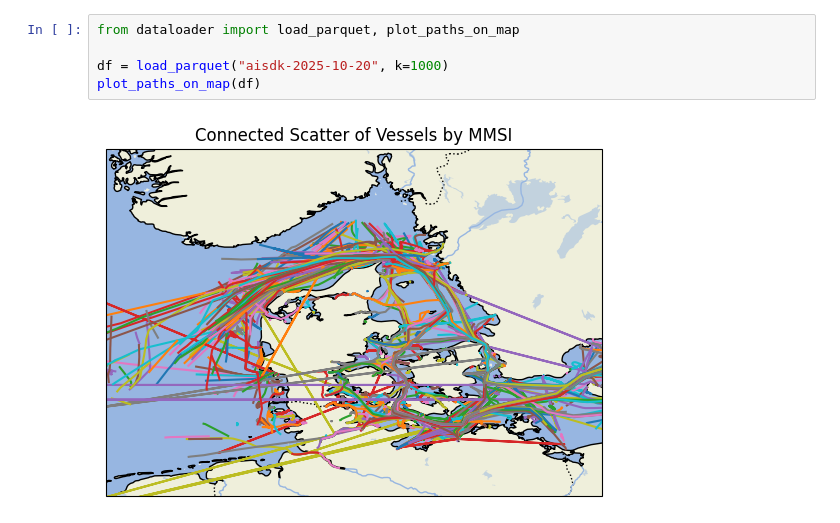
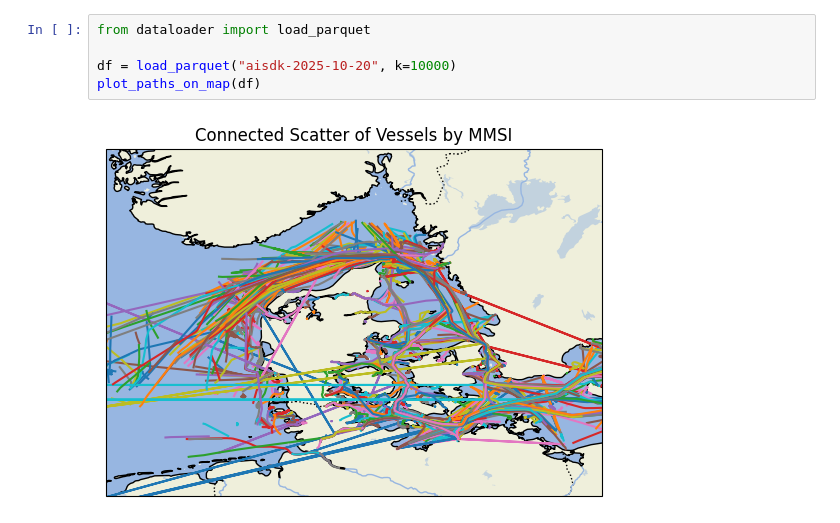
Before and after one commit to veronikal24/DeepLearning, a Jupyter notebook: data_stuff.ipynb, the cells around one changed output. Cells and saved outputs as stored; diff of their text form.

```diff
--- a/data_stuff.ipynb
+++ b/data_stuff.ipynb
@@ -1,7 +7,7 @@
 # %%
-from dataloader import load_parquet, plot_paths_on_map
+from dataloader import load_parquet
 
-df = load_parquet("aisdk-2025-10-20", k=1000)
+df = load_parquet("aisdk-2025-10-20", k=10000)
 plot_paths_on_map(df)
 # %% [output]
-[figure, old version]
+[figure, new version]
```
Also changed, not shown: parts of 3 cells of this notebook, 1 other file.
